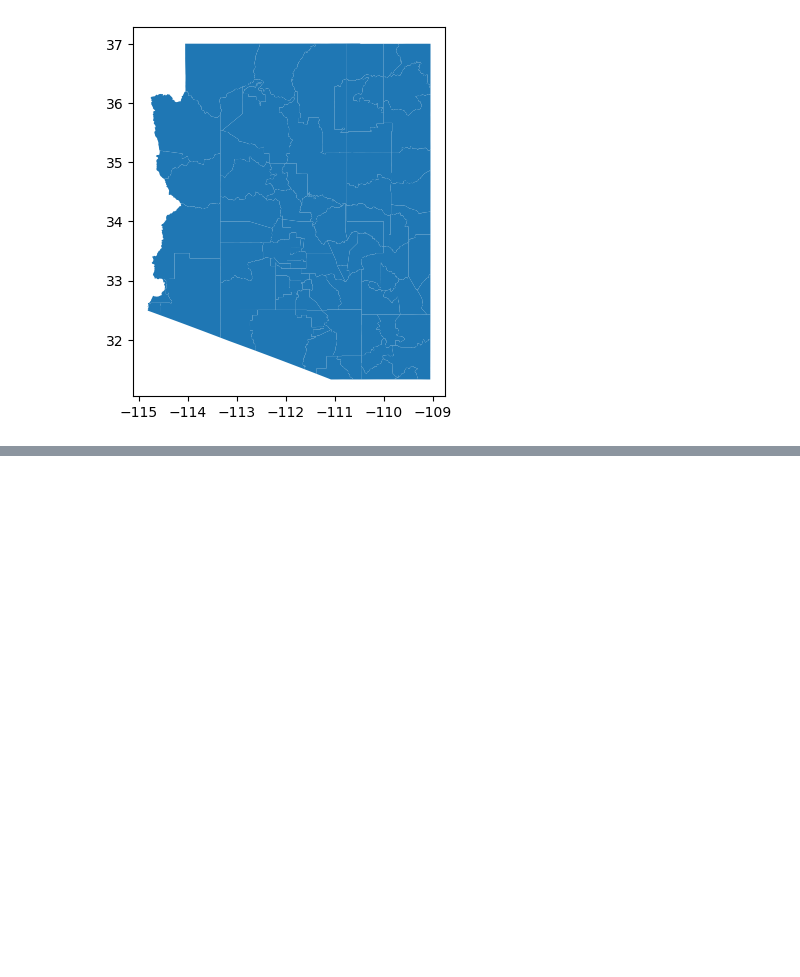
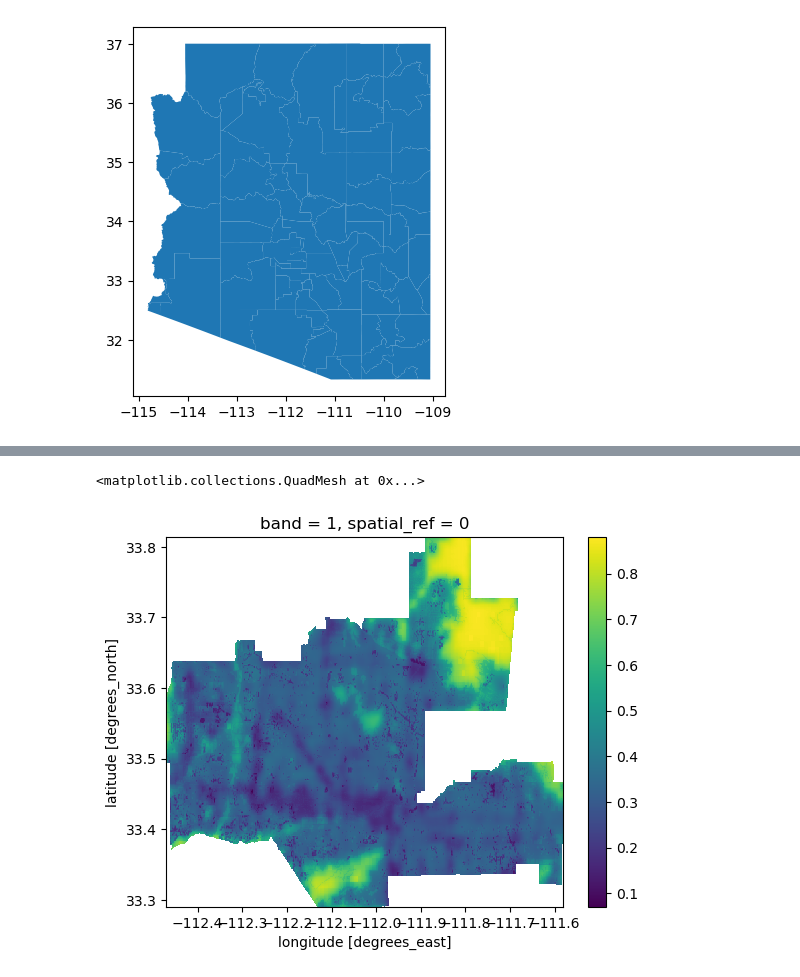
Before and after one commit to IsabellaSegarra/biodiversity-intactness, a Jupyter notebook: biodiversity-intactness.ipynb, the cells around one changed output, grey strips where cells are left out. Saved outputs shown, nothing was run; the diff lists cells and outputs as text; code cells hidden in the pictures; blank space fills up the shorter version.

```diff
--- a/biodiversity-intactness.ipynb
+++ b/biodiversity-intactness.ipynb
@@ -154,0 +220,5 @@ pheonix.plot()
+# %%
+bio_2020.plot()
+# %% [output]
+<matplotlib.collections.QuadMesh at 0x...>
+[figure, added]
```
Also changed, not shown: parts of 41 cells of this notebook.
